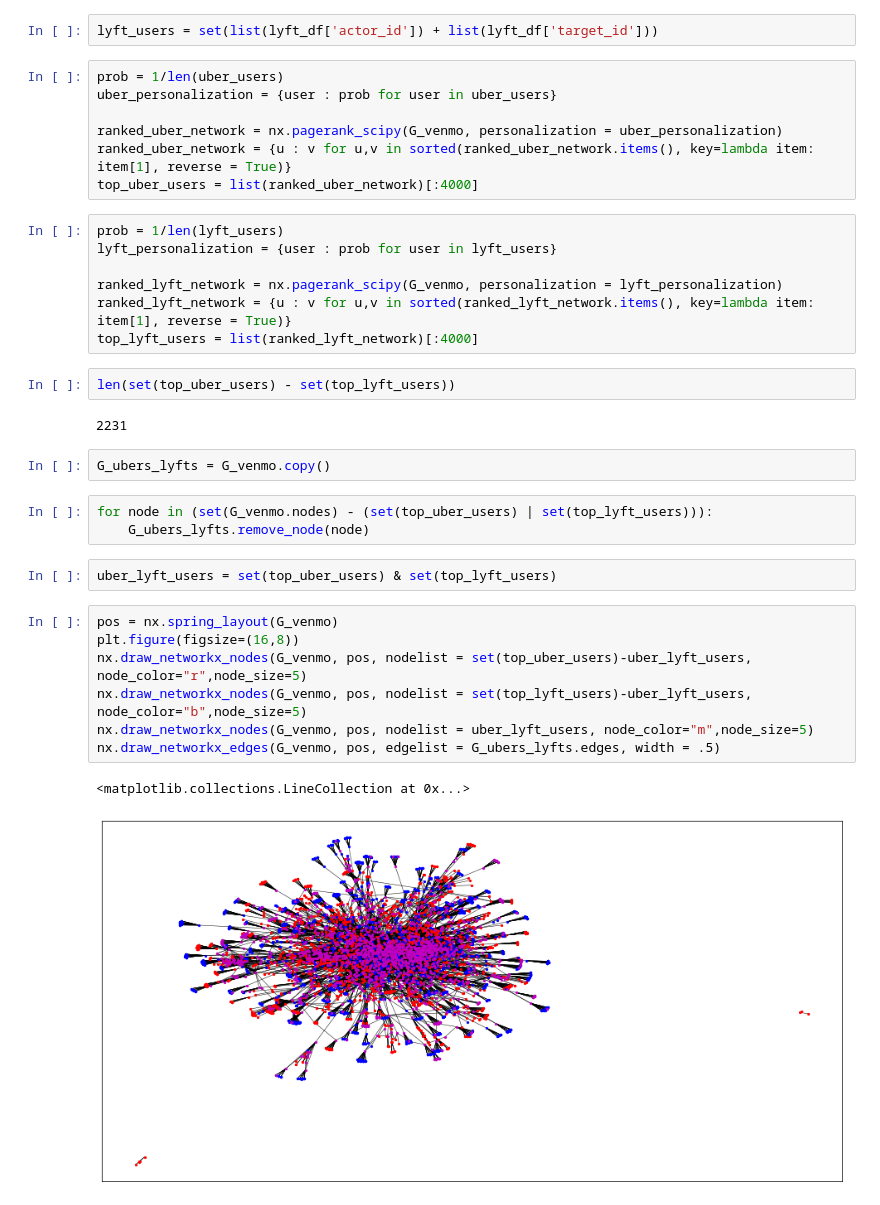
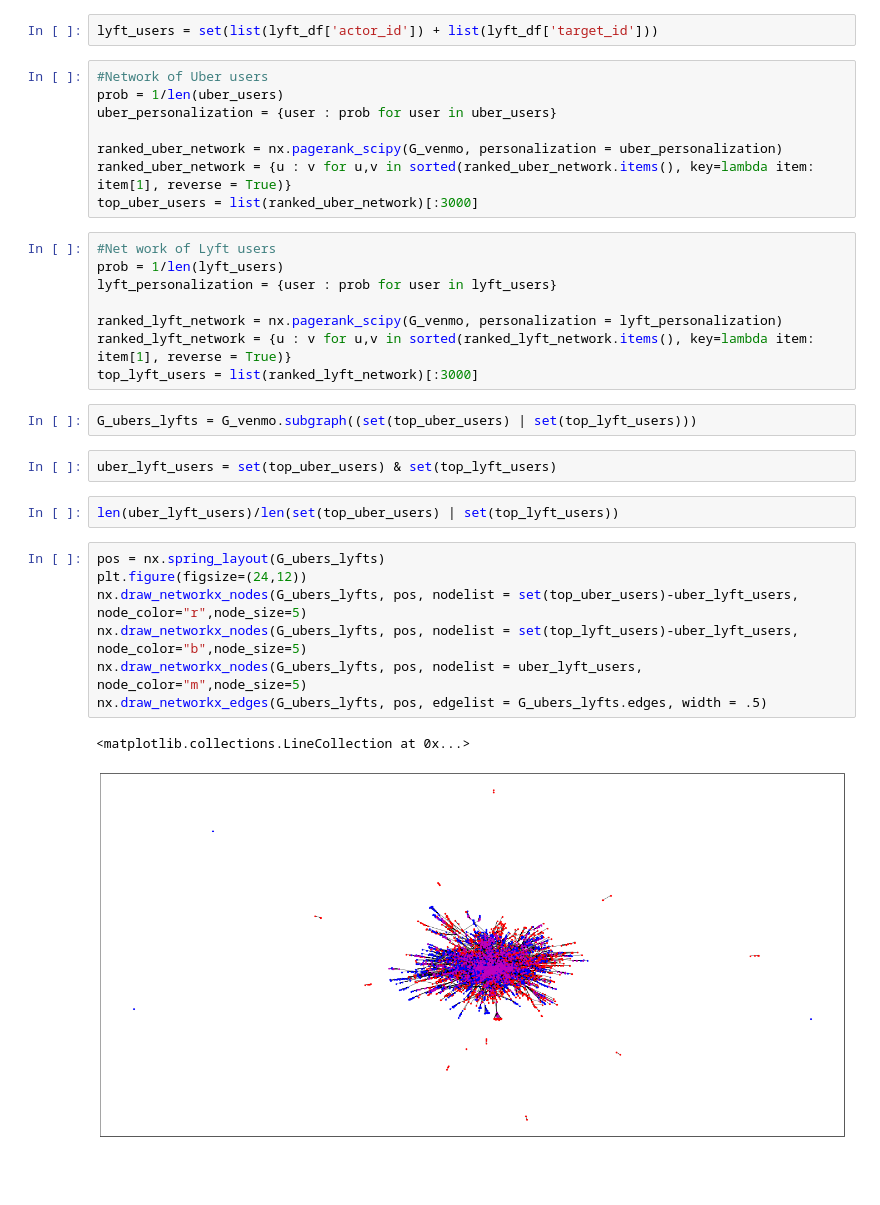
Before and after one commit to Msender98/venmo_scrape, a Jupyter notebook: Analysis.ipynb, the cells around one changed output. Cells and saved outputs as stored; diff of their text form; blank space fills up the shorter version.

```diff
--- a/Analysis.ipynb
+++ b/Analysis.ipynb
@@ -287,37 +210,34 @@ uber_users = set(list(uber_df['actor_id']) + list(uber_df['target_id']))
 # %%
 lyft_users = set(list(lyft_df['actor_id']) + list(lyft_df['target_id']))
 # %%
+#Network of Uber users
 prob = 1/len(uber_users)
 uber_personalization = {user : prob for user in uber_users}
 
 ranked_uber_network = nx.pagerank_scipy(G_venmo, personalization = uber_personalization)
 ranked_uber_network = {u : v for u,v in sorted(ranked_uber_network.items(), key=lambda item: item[1], reverse = True)}
-top_uber_users = list(ranked_uber_network)[:4000]
+top_uber_users = list(ranked_uber_network)[:3000]
 # %%
+#Net work of Lyft users
 prob = 1/len(lyft_users)
 lyft_personalization = {user : prob for user in lyft_users}
 
 ranked_lyft_network = nx.pagerank_scipy(G_venmo, personalization = lyft_personalization)
 ranked_lyft_network = {u : v for u,v in sorted(ranked_lyft_network.items(), key=lambda item: item[1], reverse = True)}
-top_lyft_users = list(ranked_lyft_network)[:4000]
+top_lyft_users = list(ranked_lyft_network)[:3000]
 # %%
-len(set(top_uber_users) - set(top_lyft_users))
+G_ubers_lyfts = G_venmo.subgraph((set(top_uber_users) | set(top_lyft_users)))
-# %% [output]
-2231
-# %%
-G_ubers_lyfts = G_venmo.copy()
-# %%
-for node in (set(G_venmo.nodes) - (set(top_uber_users) | set(top_lyft_users))):
-    G_ubers_lyfts.remove_node(node)
 # %%
 uber_lyft_users = set(top_uber_users) & set(top_lyft_users)
+# %%
+len(uber_lyft_users)/len(set(top_uber_users) | set(top_lyft_users))
 # %%
-pos = nx.spring_layout(G_venmo)
-plt.figure(figsize=(16,8))
-nx.draw_networkx_nodes(G_venmo, pos, nodelist = set(top_uber_users)-uber_lyft_users, node_color="r",node_size=5)
-nx.draw_networkx_nodes(G_venmo, pos, nodelist = set(top_lyft_users)-uber_lyft_users, node_color="b",node_size=5)
-nx.draw_networkx_nodes(G_venmo, pos, nodelist = uber_lyft_users, node_color="m",node_size=5)
-nx.draw_networkx_edges(G_venmo, pos, edgelist = G_ubers_lyfts.edges, width = .5)
+pos = nx.spring_layout(G_ubers_lyfts)
+plt.figure(figsize=(24,12))
+nx.draw_networkx_nodes(G_ubers_lyfts, pos, nodelist = set(top_uber_users)-uber_lyft_users, node_color="r",node_size=5)
+nx.draw_networkx_nodes(G_ubers_lyfts, pos, nodelist = set(top_lyft_users)-uber_lyft_users, node_color="b",node_size=5)
+nx.draw_networkx_nodes(G_ubers_lyfts, pos, nodelist = uber_lyft_users, node_color="m",node_size=5)
+nx.draw_networkx_edges(G_ubers_lyfts, pos, edgelist = G_ubers_lyfts.edges, width = .5)
 # %% [output]
 <matplotlib.collections.LineCollection at 0x...>
-[figure, old version]
+[figure, new version]
```
Also changed, not shown: parts of 52 cells of this notebook.
